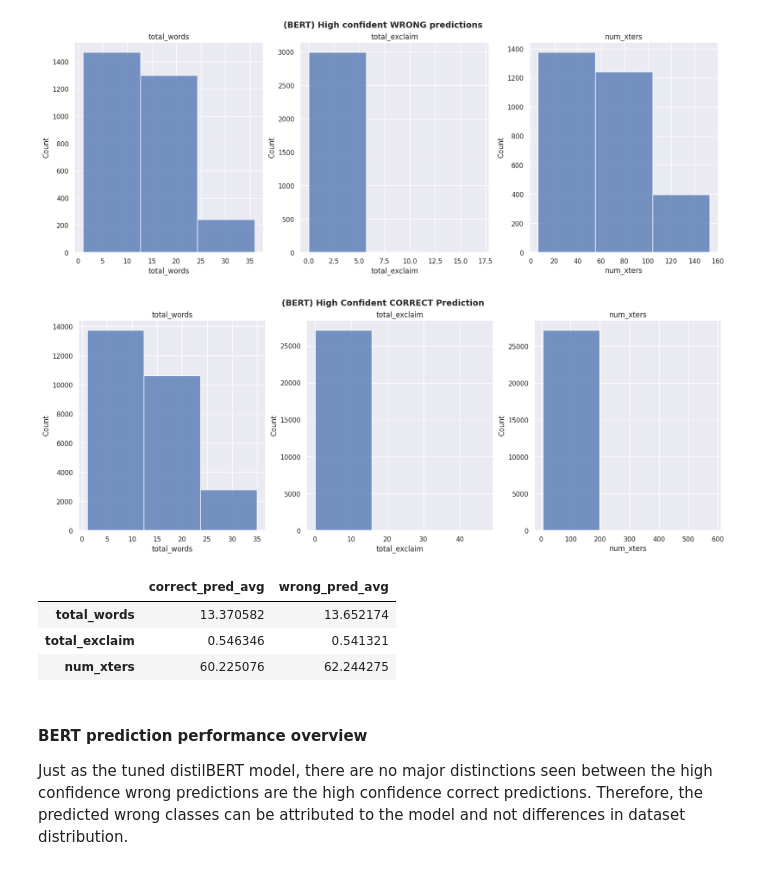
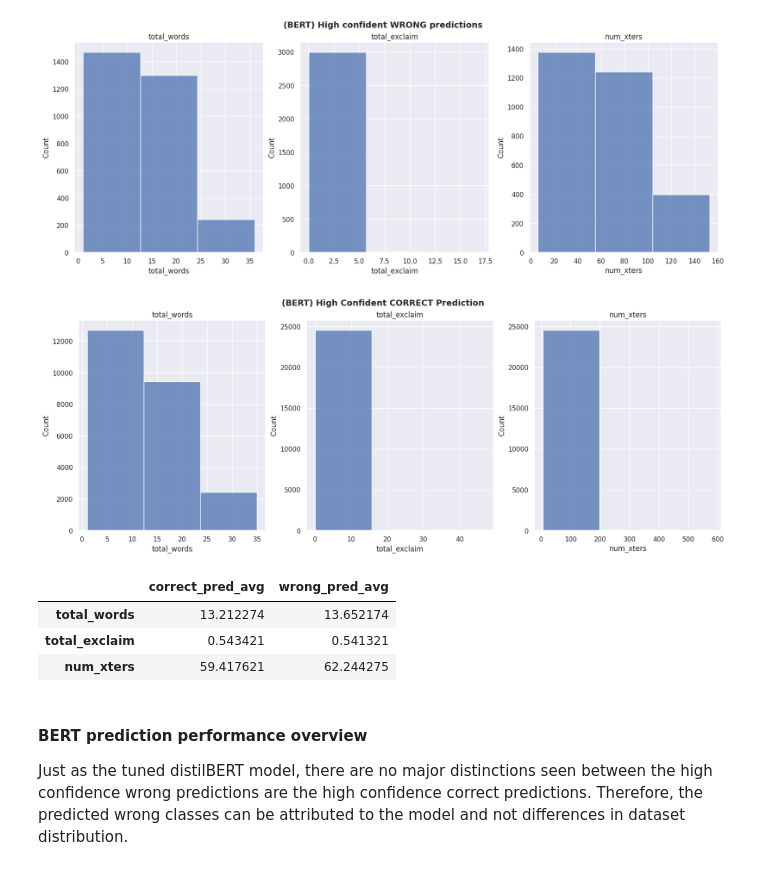
Before and after one commit to E-buka/Fine-Tuned-Transformer-Model-for-Classification, a Jupyter notebook: notebook/Tweet Classification Error Analysis.ipynb, the cells around one changed output. Saved outputs shown, nothing was run; the diff lists cells and outputs as text; code cells hidden in the pictures.

```diff
--- a/notebook/Tweet Classification Error Analysis.ipynb
+++ b/notebook/Tweet Classification Error Analysis.ipynb
@@ -214,7 +214,7 @@ The boxplots comparisons of the total words, exclaim and number of characters pl
 # %% [markdown]
 #### Inspecting high confident wrong predictions
 # %%
-high_confidence_wrong_pred = distilbert.loc[distilbert["target_prob_diff"] >=0.7]
+high_confidence_wrong_pred = wrong_pred.loc[wrong_pred["target_prob_diff"] >=0.7]
 
 fig = plt.figure(figsize=[16, 6], layout="constrained")
 features = ["total_words", "total_exclaim", "num_xters"]
@@ -229,7 +229,7 @@ plt.show()
 # %% [output]
 [figure]
 # %%
-high_confident_correct_pred = distilbert.loc[distilbert["target_prob_diff"] <=0.7]
+high_confident_correct_pred = correct_pred.loc[correct_pred["target_prob_diff"] <=0.3]
 
 fig = plt.figure(figsize=[16, 6], layout="constrained")
 features = ["total_words", "total_exclaim", "num_xters"]
@@ -341,7 +341,7 @@ The confidence levels for the BERT tuned model predictions are generally higher
 # %% [markdown]
 #### Inspecting high confident wrong prediction
 # %%
-high_confidence_wrong_pred = bert.loc[bert["target_prob_diff"] >=0.7]
+high_confidence_wrong_pred = wrong_pred.loc[wrong_pred["target_prob_diff"] >=0.7]
 
 fig = plt.figure(figsize=[16, 6], layout="constrained")
 features = ["total_words", "total_exclaim", "num_xters"]
@@ -356,20 +356,20 @@ plt.show()
 # %% [output]
 [figure]
 # %%
-high_confident_correct_pred = bert.loc[bert["target_prob_diff"] <=0.7]
+high_confident_correct_pred = correct_pred.loc[correct_pred["target_prob_diff"] <=0.3]
 
 fig = plt.figure(figsize=[16, 6], layout="constrained")
 features = ["total_words", "total_exclaim", "num_xters"]
 
 for idx, feature in zip(range(1, len(features)+1), features):
     ax = plt.subplot(1, 3, idx)
     sns.histplot(data=high_confident_correct_pred, x=feature, ax=ax, bins=3 )
     ax.set_title(feature)
 
 plt.suptitle('(BERT) High Confident CORRECT Prediction', fontsize=14, fontweight='bold')
 plt.show()
 # %% [output]
-[figure, old version]
+[figure, new version]
 # %%
 agg_features = ["total_words", "total_exclaim", "num_xters"]
 
@@ -379,9 +379,9 @@ average_comparison_df = pd.concat([correct_agg, wrong_agg], axis=1).rename(colum
 average_comparison_df
 # %% [output]
 |  | correct_pred_avg | wrong_pred_avg |
-| total_words | 13.370582 | 13.652174 |
-| total_exclaim | 0.546346 | 0.541321 |
-| num_xters | 60.225076 | 62.244275 |
+| total_words | 13.212274 | 13.652174 |
+| total_exclaim | 0.543421 | 0.541321 |
+| num_xters | 59.417621 | 62.244275 |
 # %% [markdown]
 #### BERT prediction performance overview
 Just as the tuned distilBERT model, there are no major distinctions seen between the high confidence wrong predictions are the high confidence correct predictions. Therefore, the predicted wrong classes can be attributed to the model and not differences in dataset distribution.
```
Also changed, not shown: parts of 7 cells of this notebook, 15 other files.
